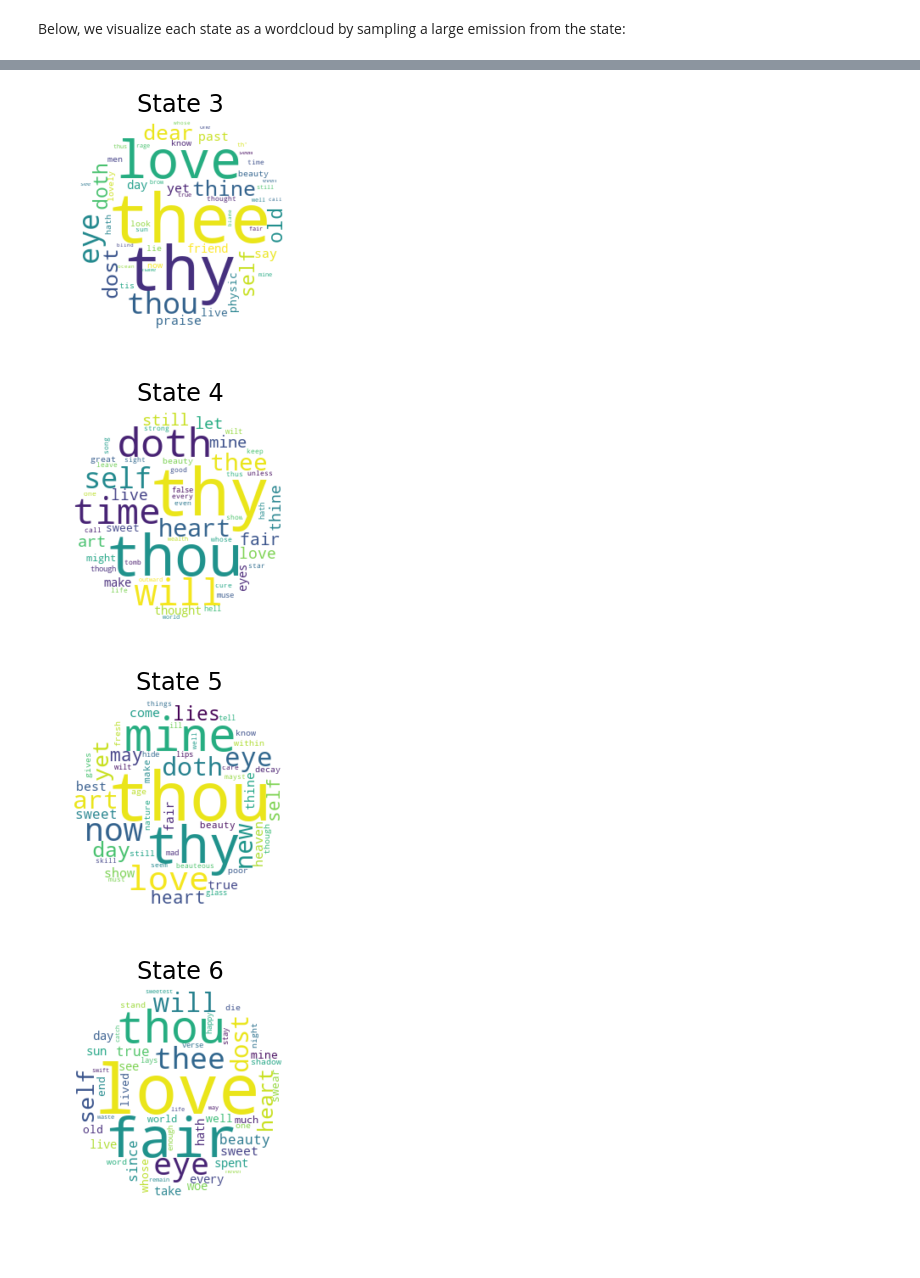
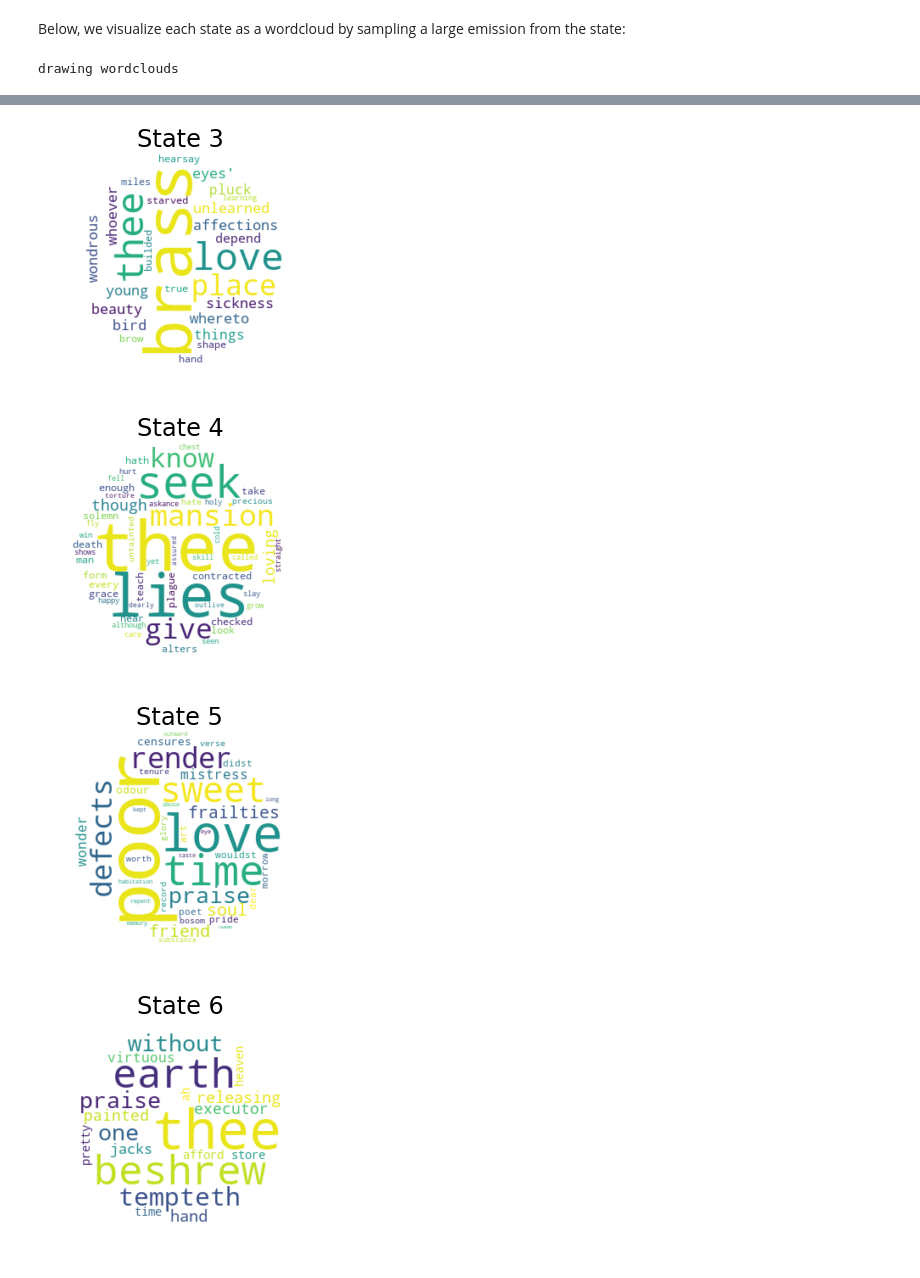
Before and after one commit to meera9397/cs155sonnetproject, a Jupyter notebook: 2_notebook.ipynb, the cells around one changed output, grey strips where cells are left out. Drawn from its saved outputs; the diff is of its cells as text; code cells hidden in the pictures.

```diff
--- a/2_notebook.ipynb
+++ b/2_notebook.ipynb
@@ -42,11 +41,6 @@ Now we train an HMM on our dataset. We use 10 hidden states and train over 100 i
 # %%
-# obs, obs_map = parse_observations(text)
+obs_forwards, obs_map_forwards = parse_observations(text)
 
-# # check for missing words in the syllable map
-# for key in obs_map.keys():
-#     if key not in syllable_map:
-#         print(key)
-
-# hmm8 = unsupervised_HMM(obs, 10, 100)
-# print('Sample Sonnet:\n====================')
-# print(sample_sonnet(hmm8, obs_map, syllable_map, 10, 14))
+hmm8_forwards = unsupervised_HMM(obs, 10, 100)
+print('Sample Sonnet:\n====================')
+print(sample_sonnet(hmm8_backwards, obs_map, syllable_map, 10, 14))
@@ -116,5 +75,7 @@ Using different numbers of hidden states can lead to different behaviours in the
 # %% [markdown]
 Below, we visualize each state as a wordcloud by sampling a large emission from the state:
 # %%
-wordclouds = states_to_wordclouds(hmm8, obs_map, syllable_map, 10, 14,show=True)
+print("drawing wordclouds")
+wordclouds = states_to_wordclouds(hmm8_forwards, obs_map_forwards, syllable_map, 10, 100,show=True)
 # %% [output]
+drawing wordclouds
@@ -124,4 +85,4 @@ wordclouds = states_to_wordclouds(hmm8, obs_map, syllable_map, 10, 14,show=True)
-[figure, old version]
+[figure, new version]
-[figure, old version]
+[figure, new version]
-[figure, old version]
+[figure, new version]
-[figure, old version]
+[figure, new version]
```
Also changed, not shown: parts of 30 cells of this notebook, 2 other files.
